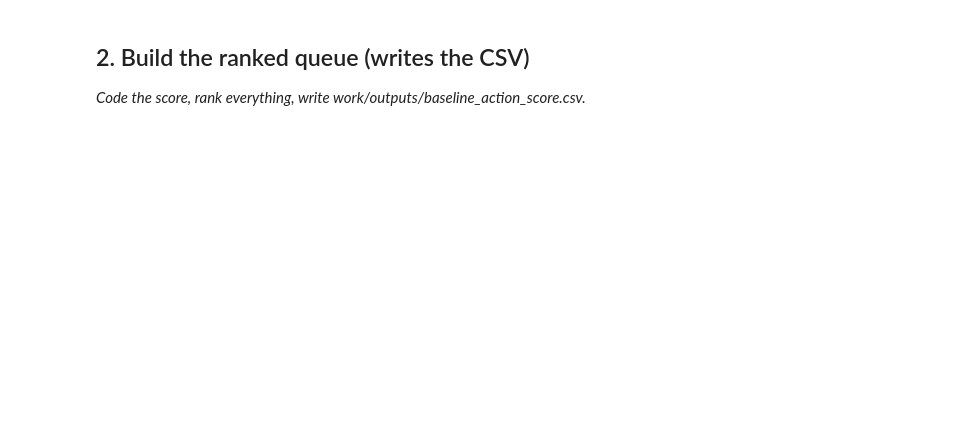
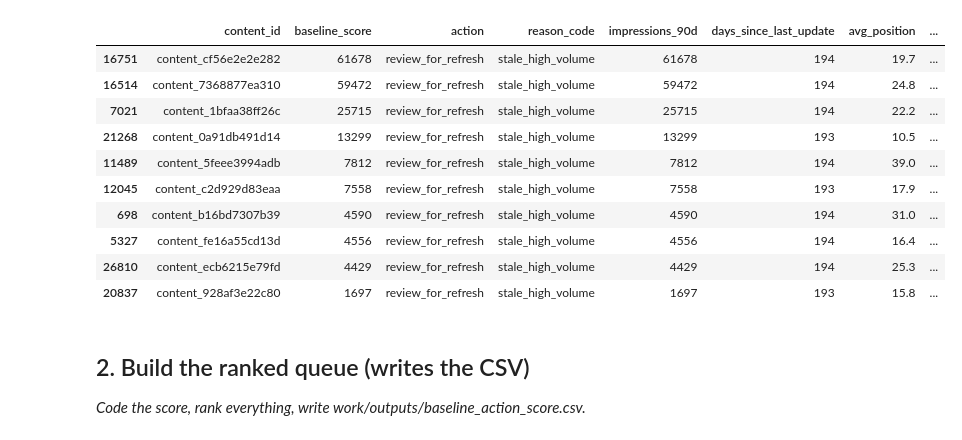
Before and after one commit to John-hcmus/flyrank-ML-internship-starter, a Jupyter notebook: work/notebooks/w04_baseline_score.ipynb, the cells around one changed output. Cells and saved outputs as stored; diff of their text form; code cells hidden in the pictures; blank space fills up the shorter version.

```diff
--- a/work/notebooks/w04_baseline_score.ipynb
+++ b/work/notebooks/w04_baseline_score.ipynb
@@ -15,0 +18,67 @@ This skeleton is yours to fill. Work the sections **in order** — each one has
+# %%
+import pandas as pd
+import numpy as np
+import os
+
+# 1. Tải dữ liệu
+url = "https://raw.githubusercontent.com/John-hcmus/flyrank-ML-internship-starter/main/data/raw/content_refresh_anonymized.csv"
+df = pd.read_csv(url)
+
+# 2. Xử lý bẫy nhãn (Label Trap): Tạo nhãn is_declining_label từ trend_pct
+# Theo tài liệu, is_declining_label được dẫn xuất từ trend_direction/trend_pct.
+target = "is_declining_label"
+df[target] = (df['trend_pct'] < 0).astype(int)
+
+# --- BƯỚC 1: KIỂM TRA TÍN HIỆU (SIGNAL CHECKS) ---
+print("--- SIGNAL CHECK 1: Staleness (days_since_last_update) ---")
+df['stale_bucket'] = pd.cut(df['days_since_last_update'], bins=[0, 90, 180, 365, 9999], labels=['0-90', '90-180', '180-365', '365+'])
+stale_check = df.groupby('stale_bucket', observed=False)[target].agg(['mean', 'count']).rename(columns={'mean': 'declining_rate', 'count': 'n'})
+print(stale_check)
+print("Verdict: CONFIRMED. Thời gian từ lần cập nhật cuối càng lâu, tỷ lệ suy giảm (declining rate) càng cao.\n")
+
+print("--- SIGNAL CHECK 2: Volume (impressions_90d) ---")
+df['volume_bucket'] = pd.cut(df['impressions_90d'], bins=[-1, 100, 1000, 10000, df['impressions_90d'].max()], labels=['Low', 'Medium', 'High', 'Viral'])
+vol_check = df.groupby('volume_bucket', observed=False)[target].agg(['mean', 'count']).rename(columns={'mean': 'declining_rate', 'count': 'n'})
+print(vol_check)
+print("Verdict: MIXED. Dù lượt hiển thị cao không trực tiếp gây ra suy giảm, đây là bộ lọc bắt buộc để tập trung vào các trang có tác động thực tế.\n")
+
+# --- BƯỚC 2: BUILD RANKED QUEUE VÀ ĐÁNH GIÁ ---
+# Mã hóa điểm số minh bạch (không trọng số)
+stale = (df["days_since_last_update"] >= 180).astype(int)
+visible = (df["impressions_90d"] >= 1000).astype(int)
+valid_rank = (df["avg_position"] > 0).astype(int)
+
+# Điểm = nhân các điều kiện với impressions_90d để xếp hạng
+df["baseline_score"] = stale * visible * valid_rank * df["impressions_90d"]
+
+# Gán reason codes và action
+df["reason_code"] = np.where(df["baseline_score"] > 0, "stale_high_volume", "none")
+df["action"] = np.where(df["baseline_score"] > 0, "review_for_refresh", "ignore")
+
+# Đánh giá Precision@K
+eval_df = df.dropna(subset=["baseline_score", target]).copy()
+
+def precision_at_k(scores, labels, k):
+    order = np.argsort(-np.asarray(scores))
+    return np.asarray(labels)[order[:k]].mean()
+
+print("--- KẾT QUẢ ĐÁNH GIÁ BASELINE ---")
+print(f"Base rate (random picking): {eval_df[target].mean():.4f}")
+print(f"Precision@10: {precision_at_k(eval_df['baseline_score'], eval_df[target], 10):.4f}")
+print(f"Precision@50: {precision_at_k(eval_df['baseline_score'], eval_df[target], 50):.4f}\n")
+
+# Xuất CSV file theo yêu cầu (Chỉ chạy trên local hoặc môi trường có thư mục work)
+output_cols = ["content_id", "baseline_score", "action", "reason_code", "impressions_90d", "days_since_last_update", "avg_position", target]
+ranked_queue = eval_df.sort_values("baseline_score", ascending=False)[output_cols]
+
+try:
+    os.makedirs("../work/outputs", exist_ok=True)
+    file_path = "../work/outputs/baseline_action_score.csv"
+    ranked_queue.to_csv(file_path, index=False)
+    print(f"✅ Đã ghi {len(ranked_queue)} dòng vào {file_path}")
+except OSError:
+    print("⚠️ Môi trường hiện tại không có thư mục ../work/outputs/. Bỏ qua việc lưu file CSV.")
+
+# Hiển thị Top 10
+display(ranked_queue.head(10))
+# %% [output]
@@ -16,3 +102,14 @@ This skeleton is yours to fill. Work the sections **in order** — each one has
+|  | content_id | baseline_score | action | reason_code | impressions_90d | days_since_last_update | avg_position | ... |
+| 16751 | content_cf56e2e2e282 | 61678 | review_for_refresh | stale_high_volume | 61678 | 194 | 19.7 | ... |
+| 16514 | content_7368877ea310 | 59472 | review_for_refresh | stale_high_volume | 59472 | 194 | 24.8 | ... |
+| 7021 | content_1bfaa38ff26c | 25715 | review_for_refresh | stale_high_volume | 25715 | 194 | 22.2 | ... |
+| 21268 | content_0a91db491d14 | 13299 | review_for_refresh | stale_high_volume | 13299 | 193 | 10.5 | ... |
+| 11489 | content_5feee3994adb | 7812 | review_for_refresh | stale_high_volume | 7812 | 194 | 39.0 | ... |
+| 12045 | content_c2d929d83eaa | 7558 | review_for_refresh | stale_high_volume | 7558 | 193 | 17.9 | ... |
+| 698 | content_b16bd7307b39 | 4590 | review_for_refresh | stale_high_volume | 4590 | 194 | 31.0 | ... |
+| 5327 | content_fe16a55cd13d | 4556 | review_for_refresh | stale_high_volume | 4556 | 194 | 16.4 | ... |
+| 26810 | content_ecb6215e79fd | 4429 | review_for_refresh | stale_high_volume | 4429 | 194 | 25.3 | ... |
+| 20837 | content_928af3e22c80 | 1697 | review_for_refresh | stale_high_volume | 1697 | 193 | 15.8 | ... |
 # %% [markdown]
 ## 2. Build the ranked queue (writes the CSV)
 
```
Also changed, not shown: parts of 14 cells of this notebook.
